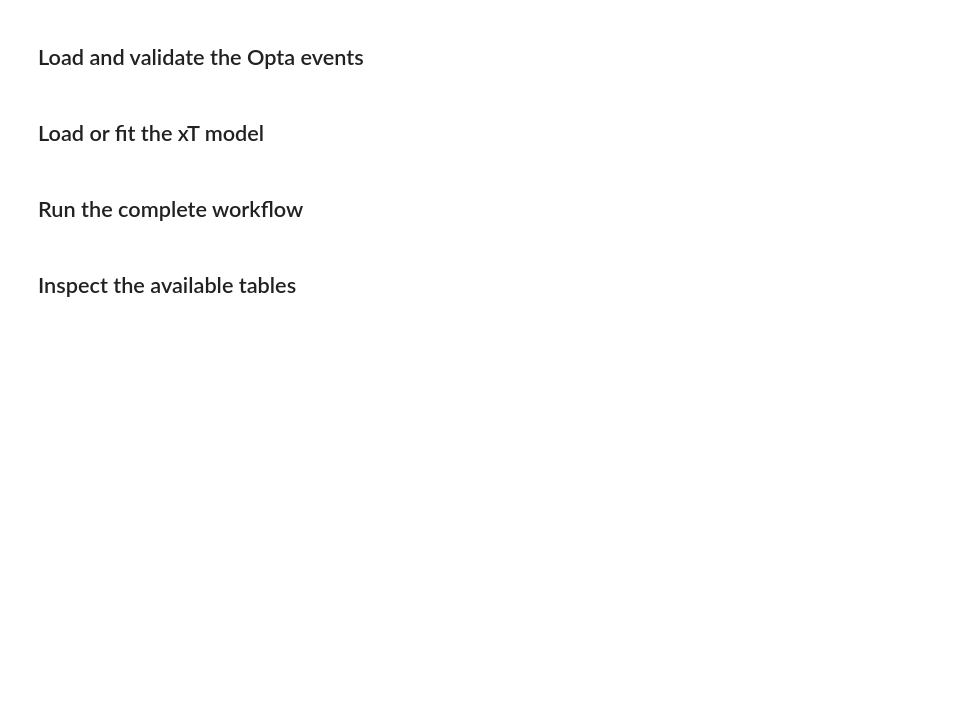
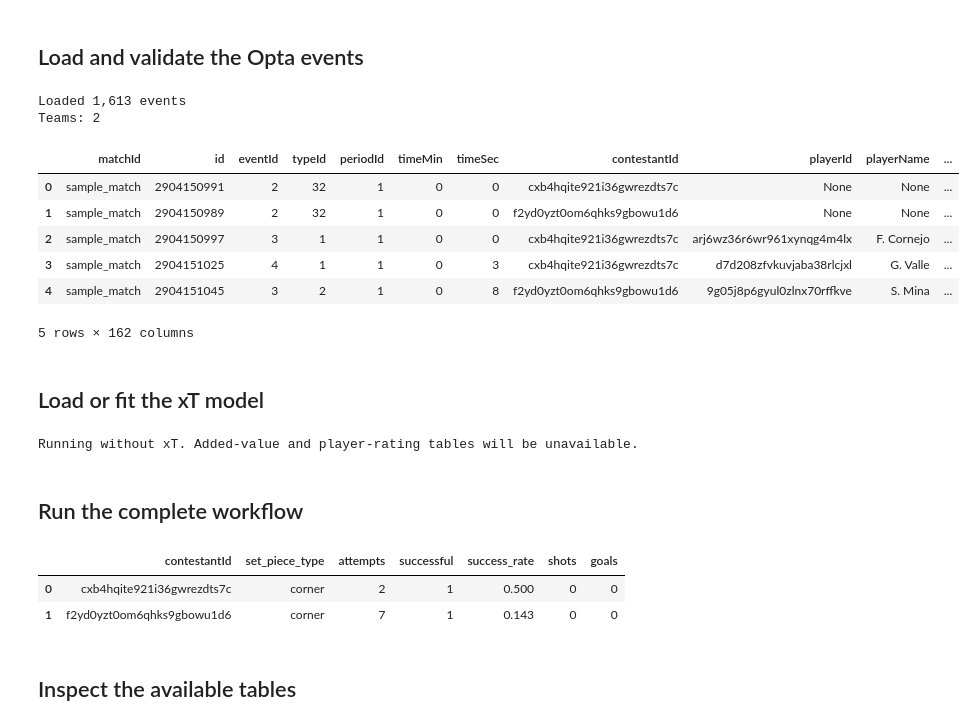
Before and after one commit to marclamberts/waltzinganalytics, a Jupyter notebook: examples/analyse_opta.ipynb, the cells around one changed output. Cells and saved outputs as stored; diff of their text form; code cells hidden in the pictures; blank space fills up the shorter version.

```diff
--- a/examples/analyse_opta.ipynb
+++ b/examples/analyse_opta.ipynb
@@ -30,12 +48,21 @@ FIT_XT_ON_THIS_MATCH = False  # Illustrative only; a single match is too small f
 # %% [markdown]
 ## Load and validate the Opta events
 # %%
-match = load_events(OPTA_FILE)
-events = validate_events(match.events)
+events = validate_events(load_matches(OPTA_FILE))
 
 print(f"Loaded {len(events):,} events")
 print(f"Teams: {events['contestantId'].nunique()}")
 events.head()
+# %% [output]
+Loaded 1,613 events
+Teams: 2
+|  | matchId | id | eventId | typeId | periodId | timeMin | timeSec | contestantId | playerId | playerName | ... |
+| 0 | sample_match | 2904150991 | 2 | 32 | 1 | 0 | 0 | cxb4hqite921i36gwrezdts7c | None | None | ... |
+| 1 | sample_match | 2904150989 | 2 | 32 | 1 | 0 | 0 | f2yd0yzt0om6qhks9gbowu1d6 | None | None | ... |
+| 2 | sample_match | 2904150997 | 3 | 1 | 1 | 0 | 0 | cxb4hqite921i36gwrezdts7c | arj6wz36r6wr961xynqg4m4lx | F. Cornejo | ... |
+| 3 | sample_match | 2904151025 | 4 | 1 | 1 | 0 | 3 | cxb4hqite921i36gwrezdts7c | d7d208zfvkuvjaba38rlcjxl | G. Valle | ... |
+| 4 | sample_match | 2904151045 | 3 | 2 | 1 | 0 | 8 | f2yd0yzt0om6qhks9gbowu1d6 | 9g05j8p6gyul0zlnx70rffkve | S. Mina | ... |
+5 rows × 162 columns
 # %% [markdown]
 ## Load or fit the xT model
 # %%
@@ -48,11 +75,17 @@ elif FIT_XT_ON_THIS_MATCH:
     print("Warning: xT was fitted on one match and is illustrative only.")
 else:
     print("Running without xT. Added-value and player-rating tables will be unavailable.")
+# %% [output]
+Running without xT. Added-value and player-rating tables will be unavailable.
 # %% [markdown]
 ## Run the complete workflow
 # %%
 result = run_workflow(events, SET_PIECE_TYPE, model=model)
 result.summary
+# %% [output]
+|  | contestantId | set_piece_type | attempts | successful | success_rate | shots | goals |
+| 0 | cxb4hqite921i36gwrezdts7c | corner | 2 | 1 | 0.500 | 0 | 0 |
+| 1 | f2yd0yzt0om6qhks9gbowu1d6 | corner | 7 | 1 | 0.143 | 0 | 0 |
 # %% [markdown]
 ## Inspect the available tables
 # %%
```
Also changed, not shown: parts of 5 cells of this notebook, 9 other files.
